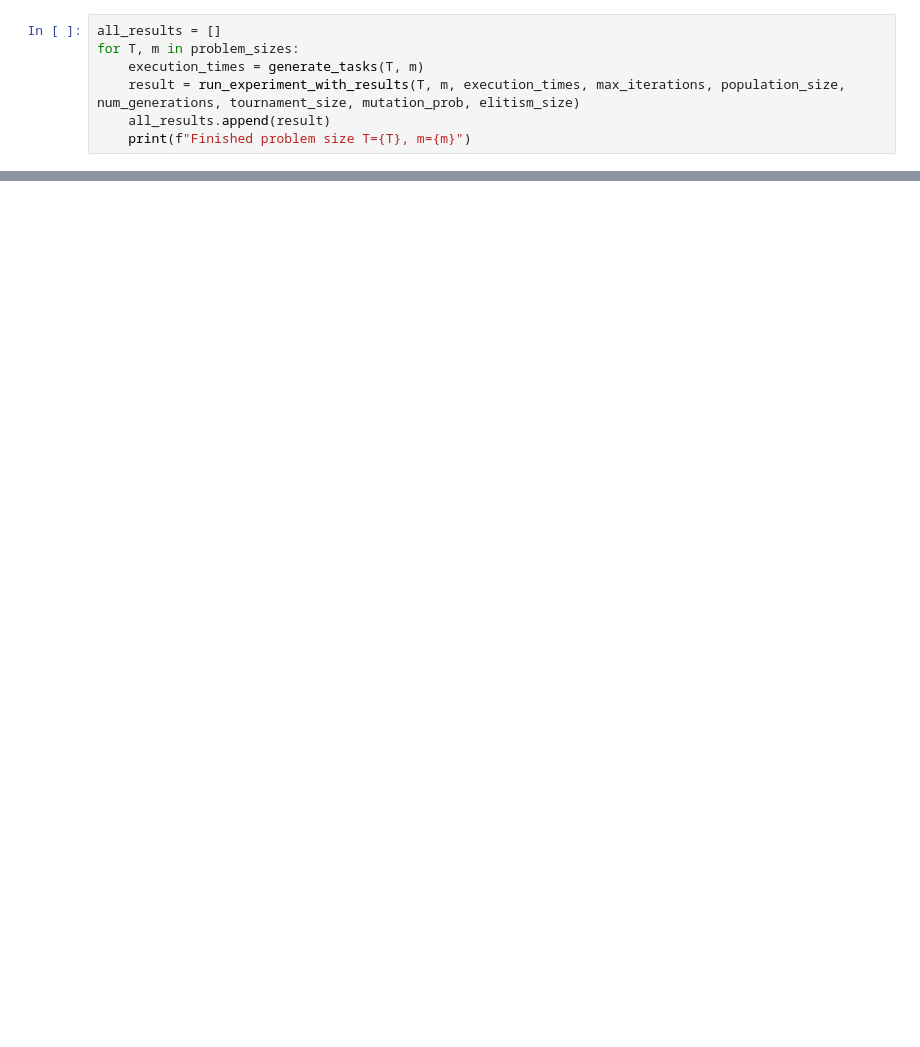
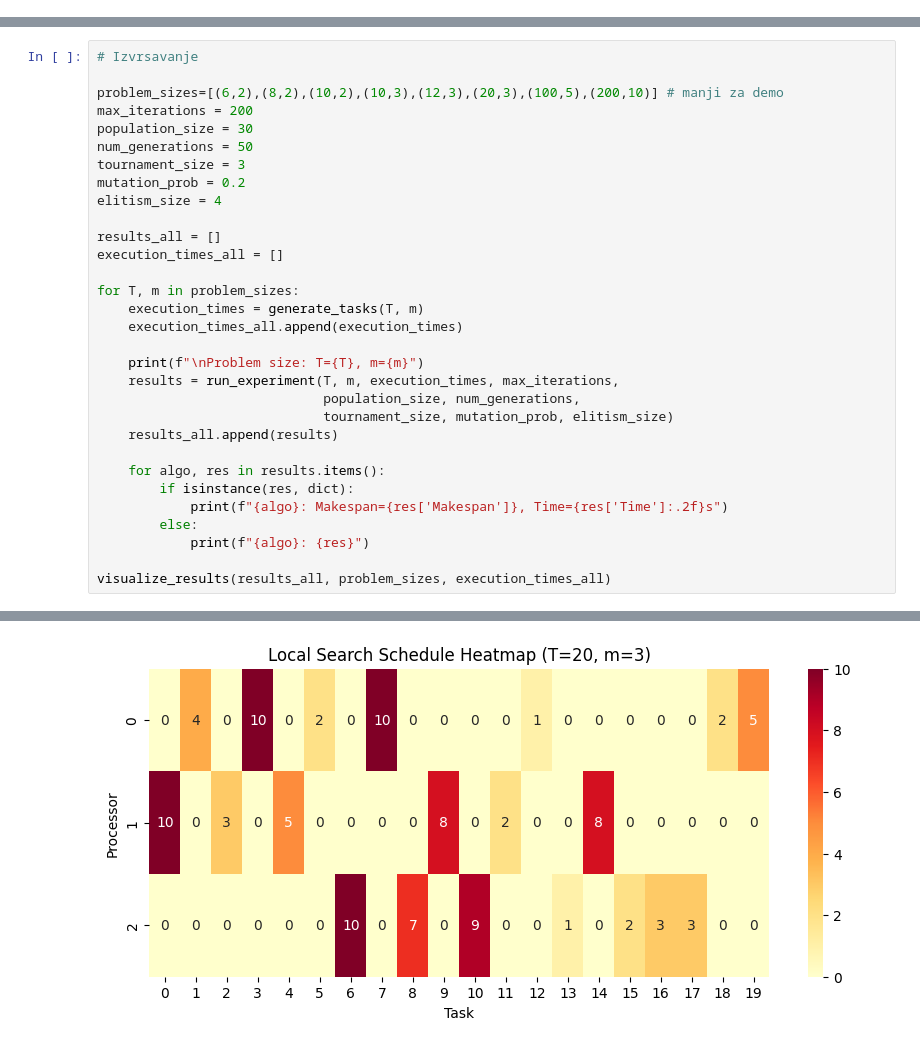
Before and after one commit to dobrosavljevicnenad/multiprocessor_scheduling_optimization, a Jupyter notebook: compare_algorithms.ipynb, the cells around one changed output, grey strips where cells are left out. Drawn from its saved outputs; the diff is of its cells as text; blank space fills up the shorter version.

Commit message:
add visualize

```diff
--- a/compare_algorithms.ipynb
+++ b/compare_algorithms.ipynb
@@ -250,9 +204,2 @@ def run_experiment_with_results(T, m, execution_times, max_iterations, populatio
 
     return results
-# %%
-all_results = []
-for T, m in problem_sizes:
-    execution_times = generate_tasks(T, m)
-    result = run_experiment_with_results(T, m, execution_times, max_iterations, population_size, num_generations, tournament_size, mutation_prob, elitism_size)
-    all_results.append(result)
-    print(f"Finished problem size T={T}, m={m}")
@@ -318,0 +365,32 @@ plt.show()
+# %%
+# Izvrsavanje
+
+problem_sizes=[(6,2),(8,2),(10,2),(10,3),(12,3),(20,3),(100,5),(200,10)] # manji za demo
+max_iterations = 200
+population_size = 30
+num_generations = 50
+tournament_size = 3
+mutation_prob = 0.2
+elitism_size = 4
+
+results_all = []
+execution_times_all = []
+
+for T, m in problem_sizes:
+    execution_times = generate_tasks(T, m)
+    execution_times_all.append(execution_times)
+
+    print(f"\nProblem size: T={T}, m={m}")
+    results = run_experiment(T, m, execution_times, max_iterations,
+                             population_size, num_generations,
+                             tournament_size, mutation_prob, elitism_size)
+    results_all.append(results)
+
+    for algo, res in results.items():
+        if isinstance(res, dict):
+            print(f"{algo}: Makespan={res['Makespan']}, Time={res['Time']:.2f}s")
+        else:
+            print(f"{algo}: {res}")
+
+visualize_results(results_all, problem_sizes, execution_times_all)
+# %% [output]
@@ -318,0 +414 @@ plt.show()
+[figure, added]
```
Also changed, not shown: parts of 9 cells of this notebook.
